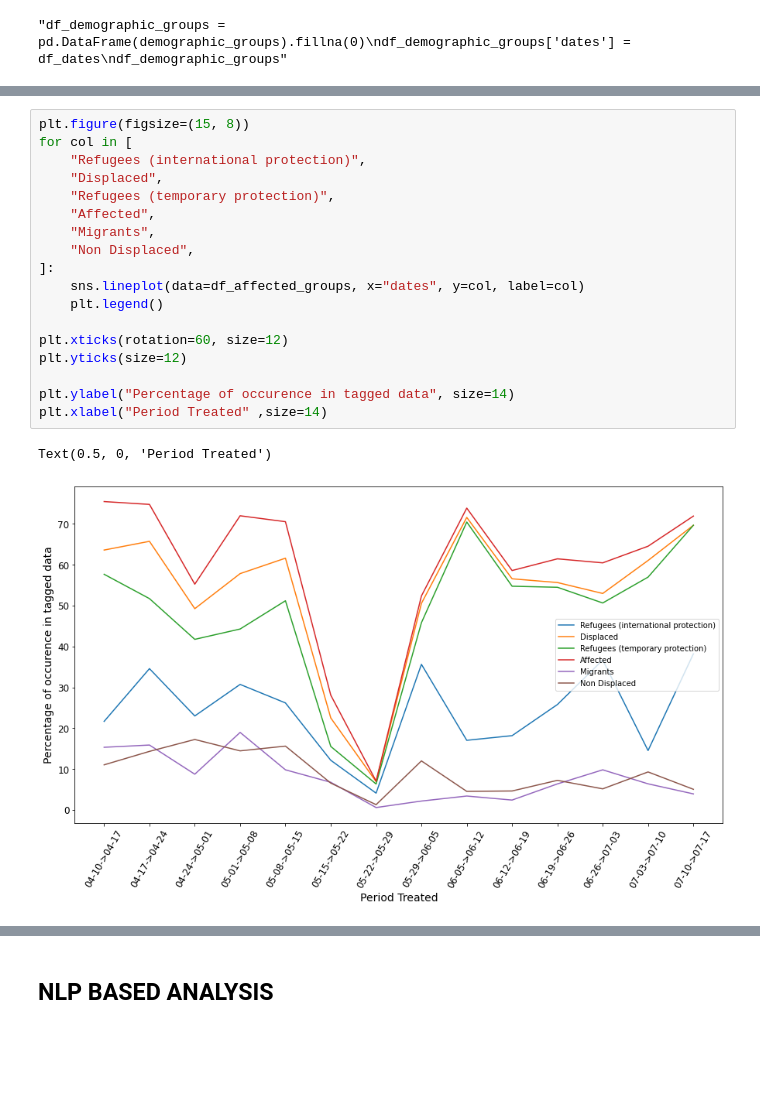
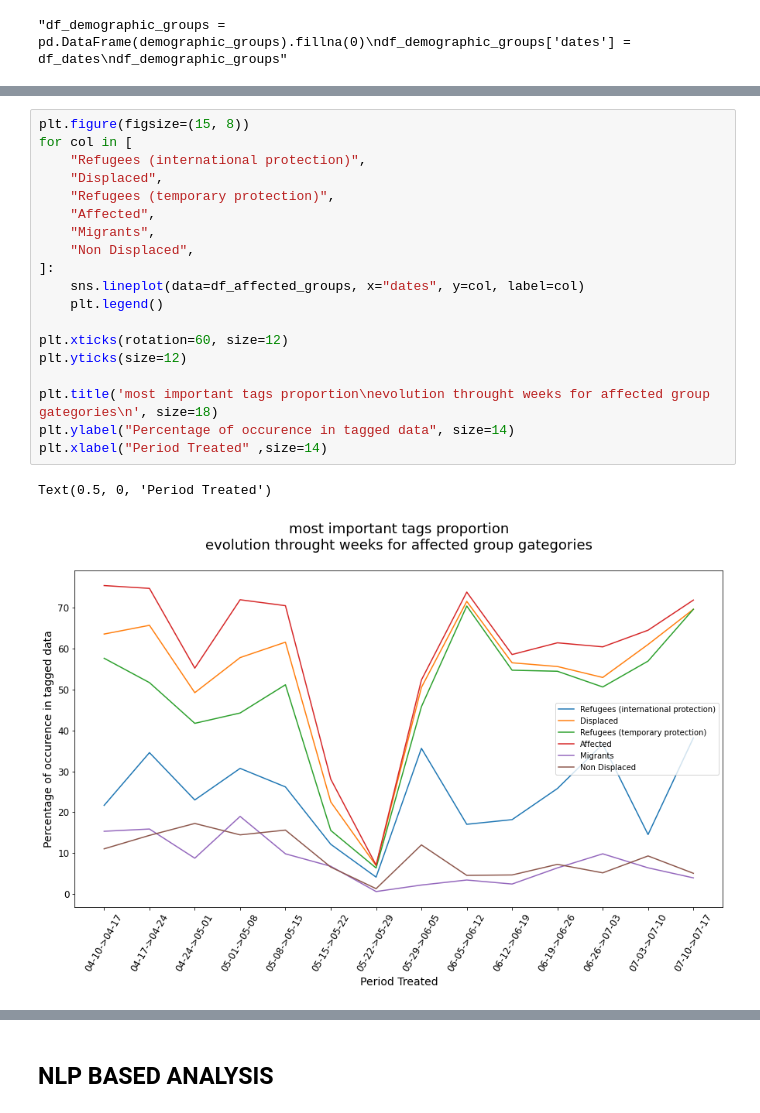
Before and after one commit to the-deep/deep-experiments, a Jupyter notebook: notebooks/models/selim/data_generation/IFRC_Tukey_analysis.ipynb, the cells around one changed output, grey strips where cells are left out. Drawn from its saved outputs; the diff is of its cells as text; blank space fills up the shorter version.

```diff
--- a/notebooks/models/selim/data_generation/IFRC_Tukey_analysis.ipynb
+++ b/notebooks/models/selim/data_generation/IFRC_Tukey_analysis.ipynb
@@ -310,24 +313,25 @@ df_affected_groups
 # %%
 plt.figure(figsize=(15, 8))
 for col in [
     "Refugees (international protection)",
     "Displaced",
     "Refugees (temporary protection)",
     "Affected",
     "Migrants",
     "Non Displaced",
 ]:
     sns.lineplot(data=df_affected_groups, x="dates", y=col, label=col)
     plt.legend()
 
 plt.xticks(rotation=60, size=12)
 plt.yticks(size=12)
 
+plt.title('most important tags proportion\nevolution throught weeks for affected group gategories\n', size=18)
 plt.ylabel("Percentage of occurence in tagged data", size=14)
 plt.xlabel("Period Treated" ,size=14)
 # %% [output]
 Text(0.5, 0, 'Period Treated')
-[figure, old version]
+[figure, new version]
 # %%
 from numpy import size
 
```
Also changed, not shown: parts of 10 cells of this notebook.
